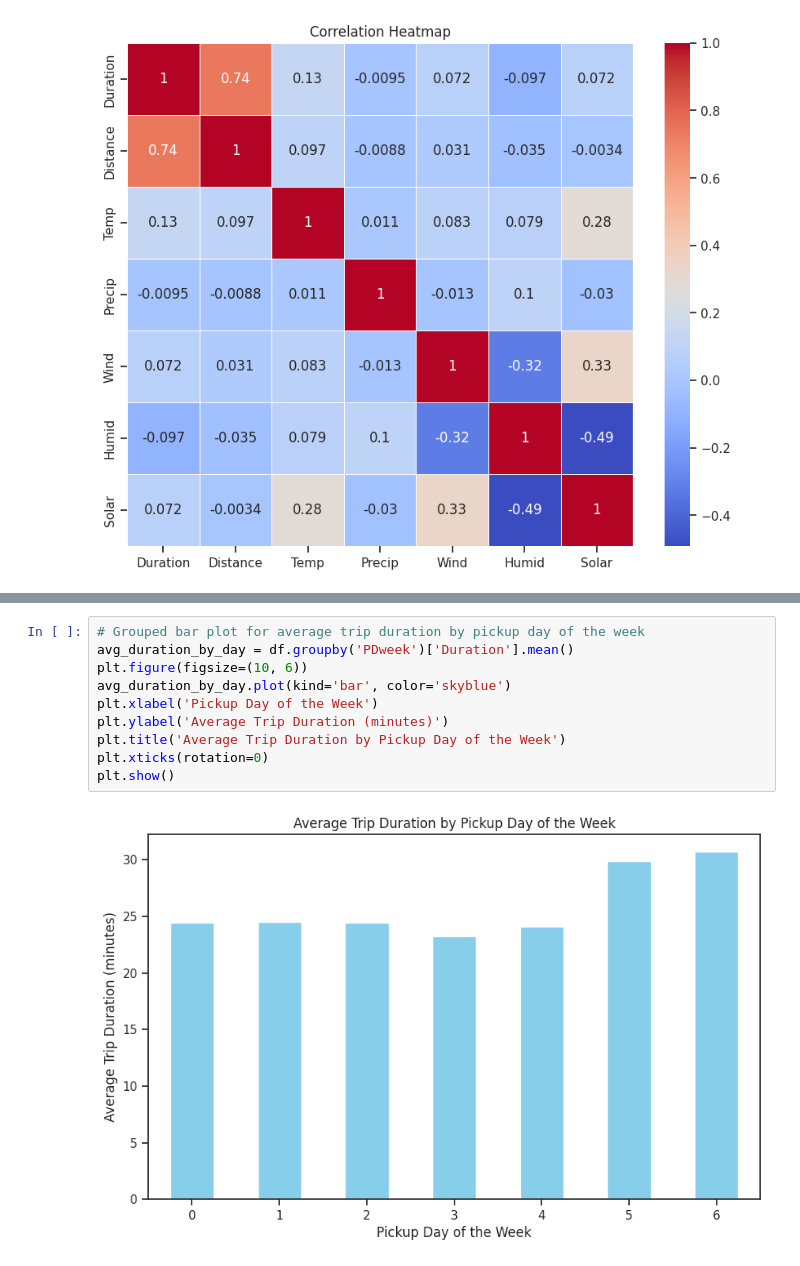
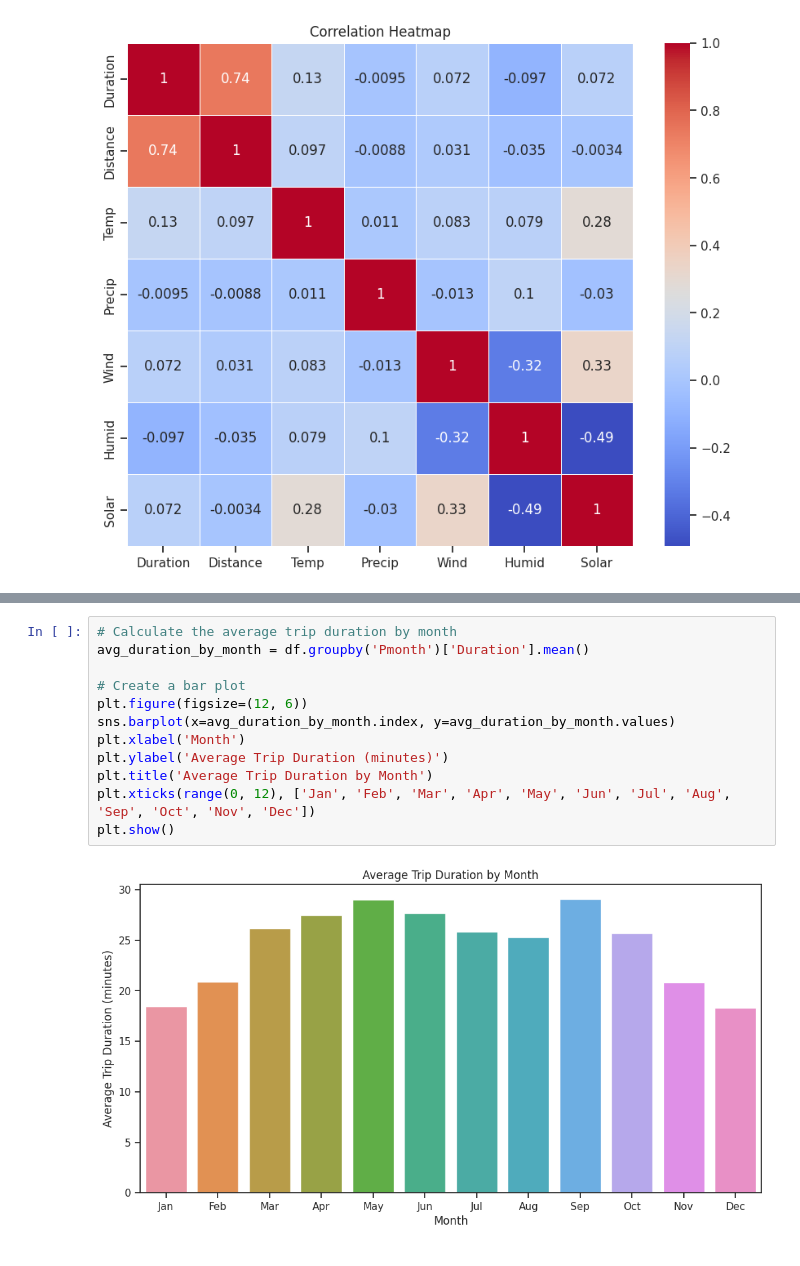
Before and after one commit to dp2292/CP01-Data-Alchemists, a Jupyter notebook: SBT_Graphs_Dhruv.ipynb, the cells around one changed output, grey strips where cells are left out. Drawn from its saved outputs; the diff is of its cells as text.

```diff
--- a/SBT_Graphs_Dhruv.ipynb
+++ b/SBT_Graphs_Dhruv.ipynb
@@ -206,12 +230,14 @@ plt.show()
 # %%
-# Grouped bar plot for average trip duration by pickup day of the week
-avg_duration_by_day = df.groupby('PDweek')['Duration'].mean()
-plt.figure(figsize=(10, 6))
-avg_duration_by_day.plot(kind='bar', color='skyblue')
-plt.xlabel('Pickup Day of the Week')
+# Calculate the average trip duration by month
+avg_duration_by_month = df.groupby('Pmonth')['Duration'].mean()
+
+# Create a bar plot
+plt.figure(figsize=(12, 6))
+sns.barplot(x=avg_duration_by_month.index, y=avg_duration_by_month.values)
+plt.xlabel('Month')
 plt.ylabel('Average Trip Duration (minutes)')
-plt.title('Average Trip Duration by Pickup Day of the Week')
-plt.xticks(rotation=0)
+plt.title('Average Trip Duration by Month')
+plt.xticks(range(0, 12), ['Jan', 'Feb', 'Mar', 'Apr', 'May', 'Jun', 'Jul', 'Aug', 'Sep', 'Oct', 'Nov', 'Dec'])
 plt.show()
 # %% [output]
-[figure, old version]
+[figure, new version]
```
Also changed, not shown: parts of 5 cells of this notebook.
